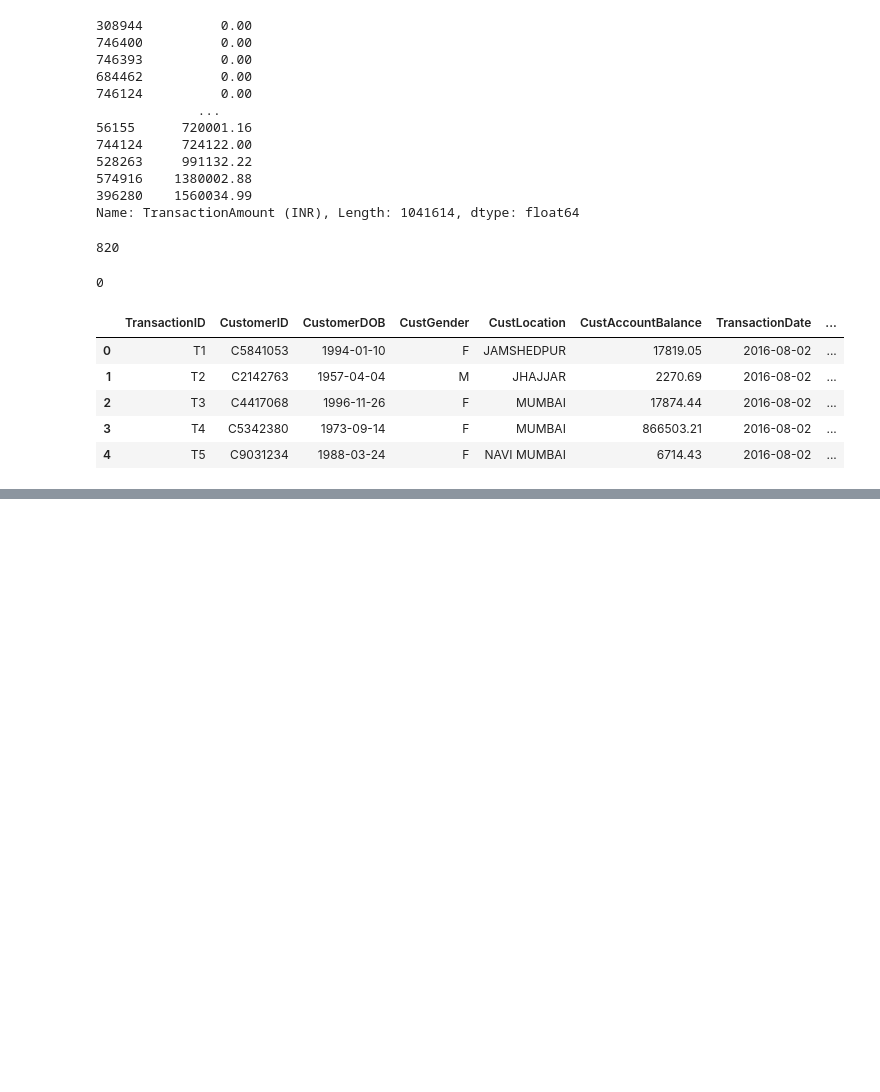
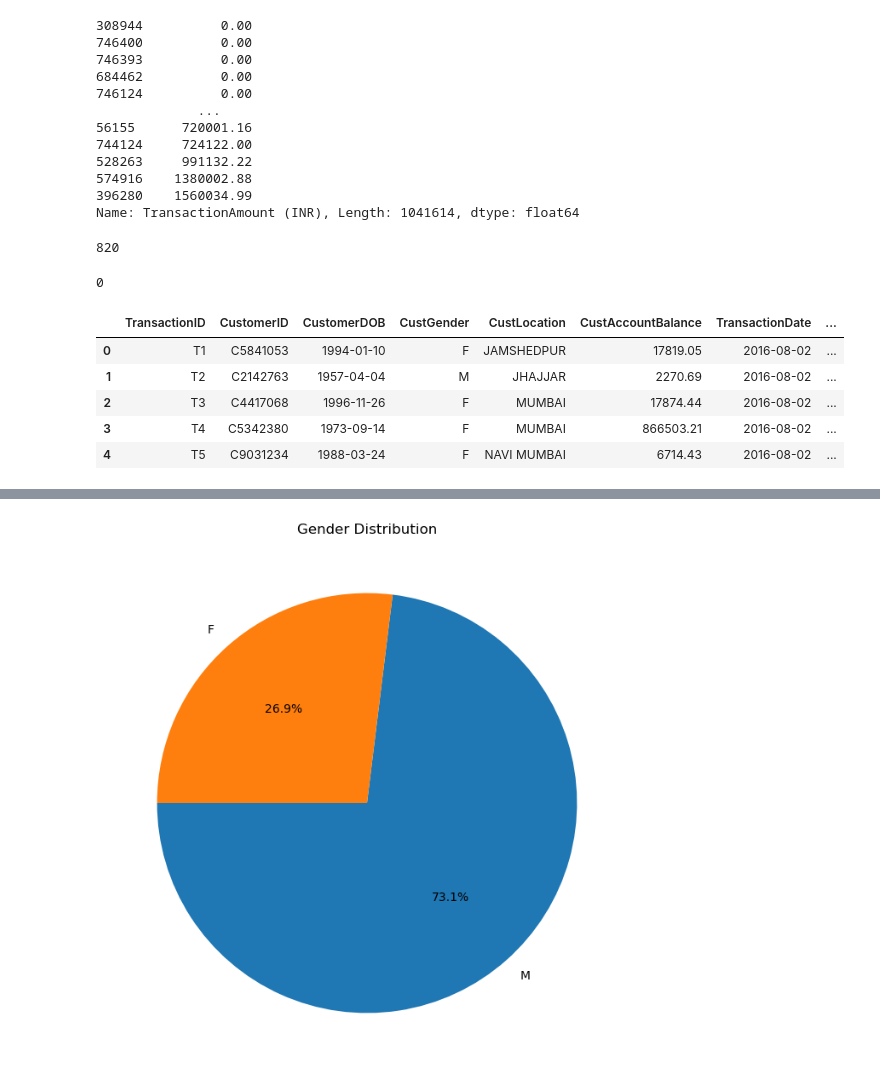
Before and after one commit to Halimat92/Optimizing-Retail-Banking-Strategies-, a Jupyter notebook: Optimizing_Retail_Banking_Strategies.ipynb, the cells around one changed output, grey strips where cells are left out. Saved outputs shown, nothing was run; the diff lists cells and outputs as text; code cells hidden in the pictures; blank space fills up the shorter version.

```diff
--- a/Optimizing_Retail_Banking_Strategies.ipynb
+++ b/Optimizing_Retail_Banking_Strategies.ipynb
@@ -327,0 +359,18 @@ df.head()
+# %%
+
+# Count the occurrences of each gender
+gender_count = df['CustGender'].value_counts()
+
+# Create a pie chart
+plt.figure(figsize=(8, 8))
+plt.pie(
+    gender_count,
+    labels=gender_count.index,
+    autopct='%1.1f%%',
+    startangle=180
+)
+plt.title("Gender Distribution")
+plt.ylabel('')  # Optional: removes the default y-axis label
+plt.show()
+# %% [output]
+[figure, added]
```
Also changed, not shown: parts of 37 cells of this notebook.
